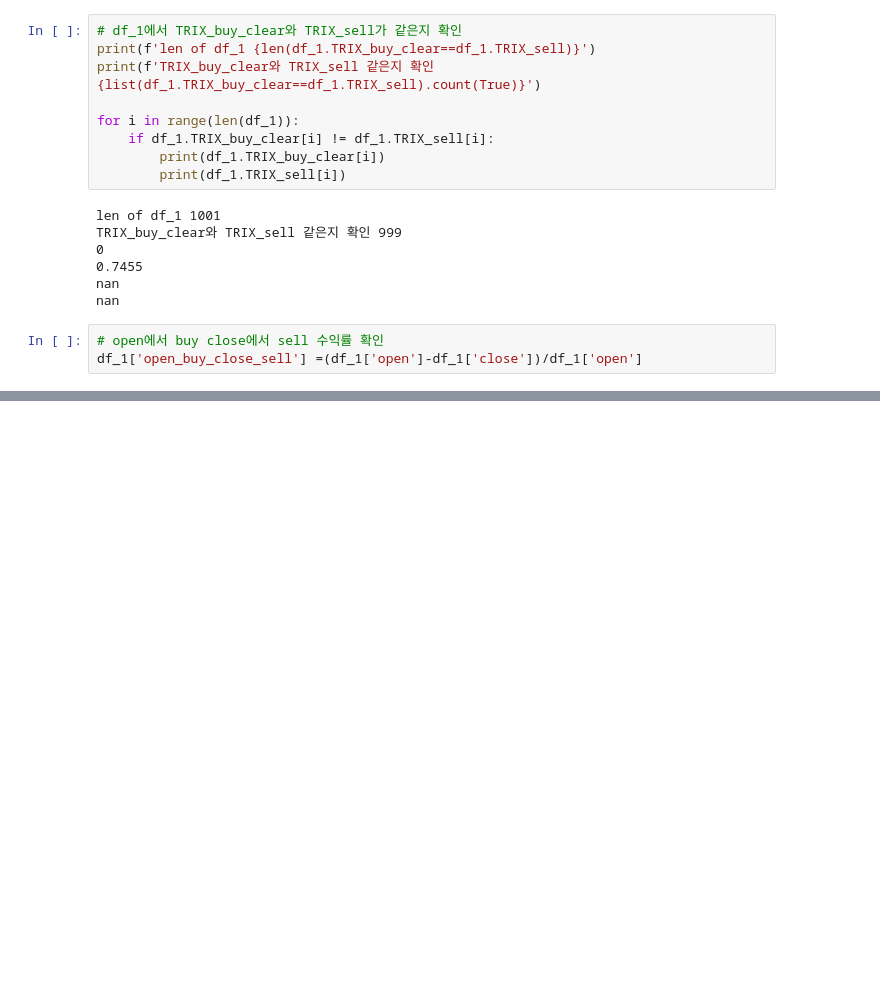
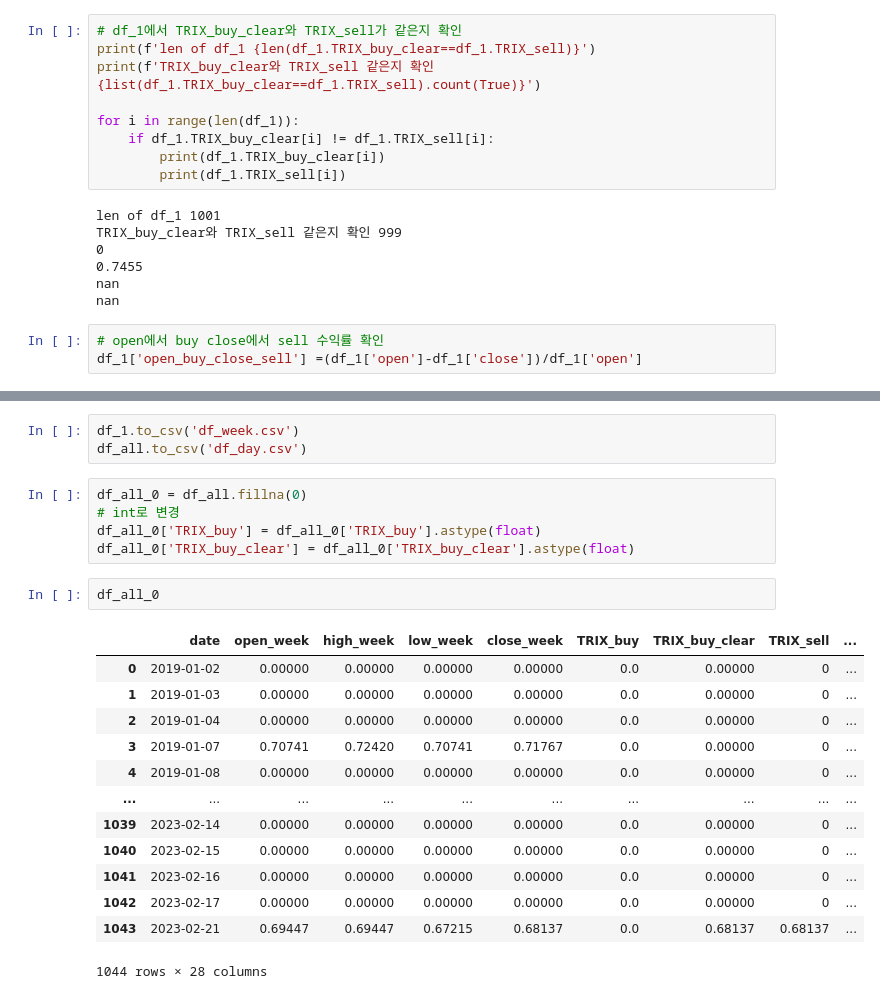
Before and after one commit to DoSungjin/JPX, a Jupyter notebook: BASELINE/baseline.ipynb, the cells around one changed output, grey strips where cells are left out. Drawn from its saved outputs; the diff is of its cells as text; blank space fills up the shorter version.

```diff
--- a/BASELINE/baseline.ipynb
+++ b/BASELINE/baseline.ipynb
@@ -362,0 +364,24 @@ df_1
+# %%
+df_1.to_csv('df_week.csv')
+df_all.to_csv('df_day.csv')
+# %%
+df_all_0 = df_all.fillna(0)
+# int로 변경
+df_all_0['TRIX_buy'] = df_all_0['TRIX_buy'].astype(float)
+df_all_0['TRIX_buy_clear'] = df_all_0['TRIX_buy_clear'].astype(float)
+# %%
+df_all_0
+# %% [output]
+|  | date | open_week | high_week | low_week | close_week | TRIX_buy | TRIX_buy_clear | TRIX_sell | ... |
+| 0 | 2019-01-02 | 0.00000 | 0.00000 | 0.00000 | 0.00000 | 0.0 | 0.00000 | 0 | ... |
+| 1 | 2019-01-03 | 0.00000 | 0.00000 | 0.00000 | 0.00000 | 0.0 | 0.00000 | 0 | ... |
+| 2 | 2019-01-04 | 0.00000 | 0.00000 | 0.00000 | 0.00000 | 0.0 | 0.00000 | 0 | ... |
+| 3 | 2019-01-07 | 0.70741 | 0.72420 | 0.70741 | 0.71767 | 0.0 | 0.00000 | 0 | ... |
+| 4 | 2019-01-08 | 0.00000 | 0.00000 | 0.00000 | 0.00000 | 0.0 | 0.00000 | 0 | ... |
+| ... | ... | ... | ... | ... | ... | ... | ... | ... | ... |
+| 1039 | 2023-02-14 | 0.00000 | 0.00000 | 0.00000 | 0.00000 | 0.0 | 0.00000 | 0 | ... |
+| 1040 | 2023-02-15 | 0.00000 | 0.00000 | 0.00000 | 0.00000 | 0.0 | 0.00000 | 0 | ... |
+| 1041 | 2023-02-16 | 0.00000 | 0.00000 | 0.00000 | 0.00000 | 0.0 | 0.00000 | 0 | ... |
+| 1042 | 2023-02-17 | 0.00000 | 0.00000 | 0.00000 | 0.00000 | 0.0 | 0.00000 | 0 | ... |
+| 1043 | 2023-02-21 | 0.69447 | 0.69447 | 0.67215 | 0.68137 | 0.0 | 0.68137 | 0.68137 | ... |
+1044 rows × 28 columns
```
Also changed, not shown: parts of 8 cells of this notebook, 9 other files.
